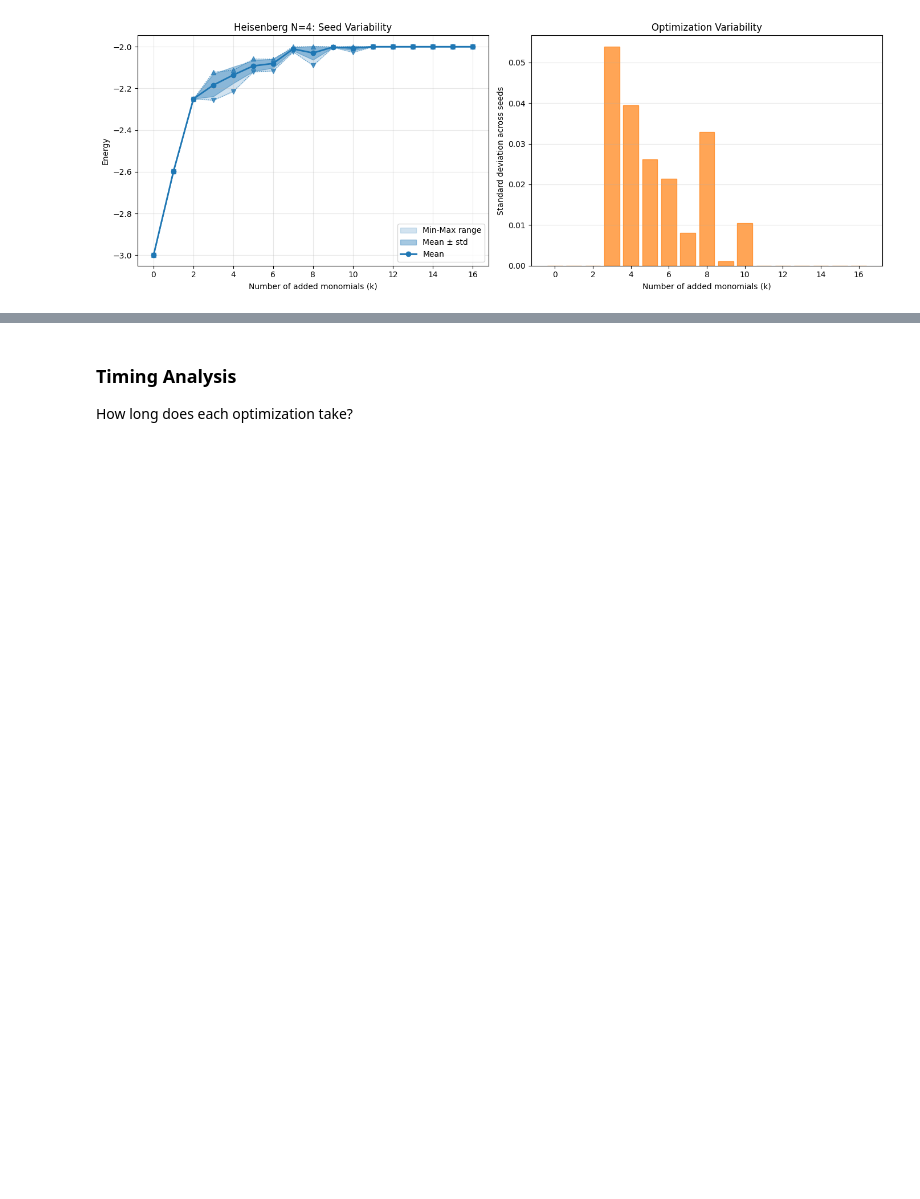
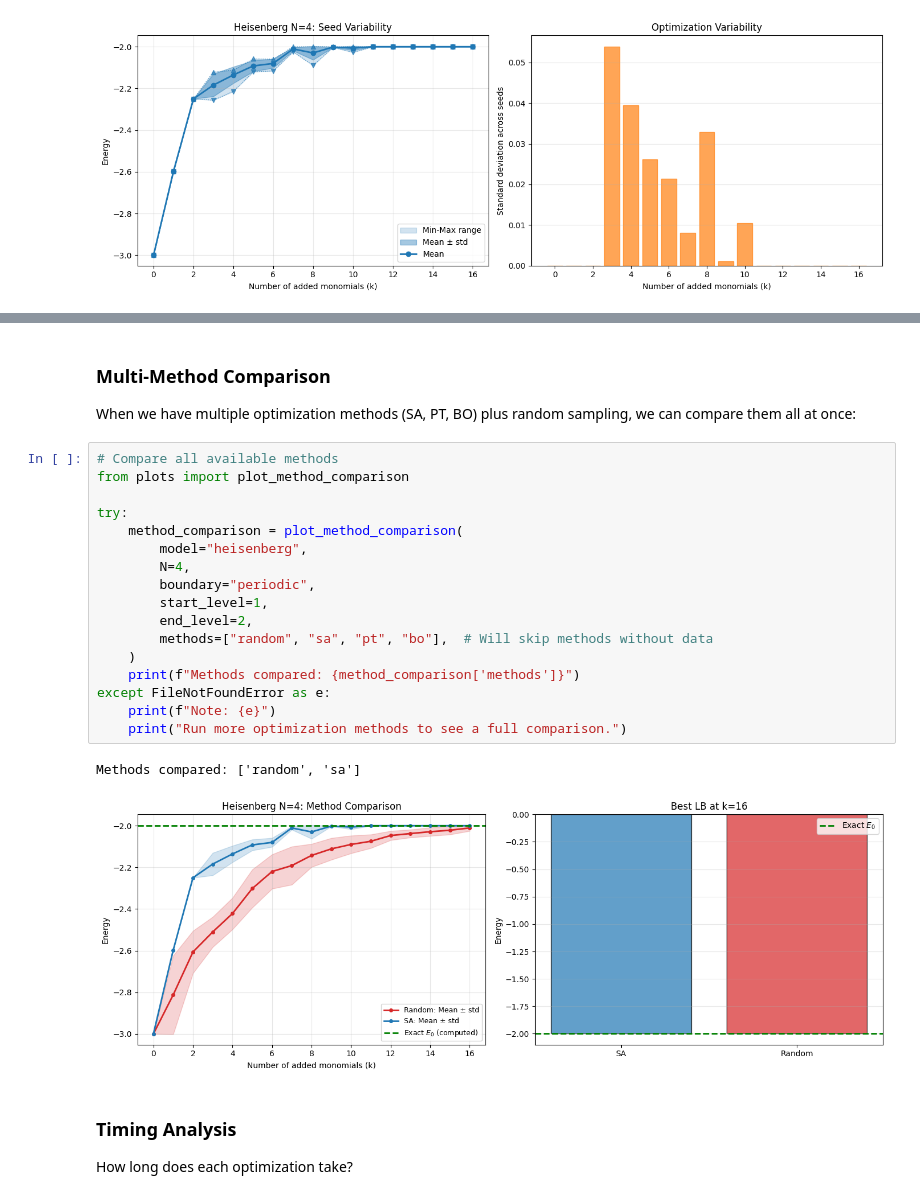
Before and after one commit to Ciscone7/OptimalMomentsNPA, a Jupyter notebook: workflow_demo.ipynb, the cells around one changed output, grey strips where cells are left out. Drawn from its saved outputs; the diff is of its cells as text; blank space fills up the shorter version.

```diff
--- a/workflow_demo.ipynb
+++ b/workflow_demo.ipynb
@@ -397,3 +462,27 @@ _ = plot_optimization_seeds_comparison(
+# %% [markdown]
+### Multi-Method Comparison
+
+When we have multiple optimization methods (SA, PT, BO) plus random sampling, we can compare them all at once:
+# %%
+# Compare all available methods
+from plots import plot_method_comparison
+
+try:
+    method_comparison = plot_method_comparison(
+        model="heisenberg",
+        N=4,
+        boundary="periodic",
+        start_level=1,
+        end_level=2,
+        methods=["random", "sa", "pt", "bo"],  # Will skip methods without data
+    )
+    print(f"Methods compared: {method_comparison['methods']}")
+except FileNotFoundError as e:
+    print(f"Note: {e}")
+    print("Run more optimization methods to see a full comparison.")
+# %% [output]
+Methods compared: ['random', 'sa']
+[figure, added]
 # %% [markdown]
 ### Timing Analysis
 
```
Also changed, not shown: parts of 7 cells of this notebook.
